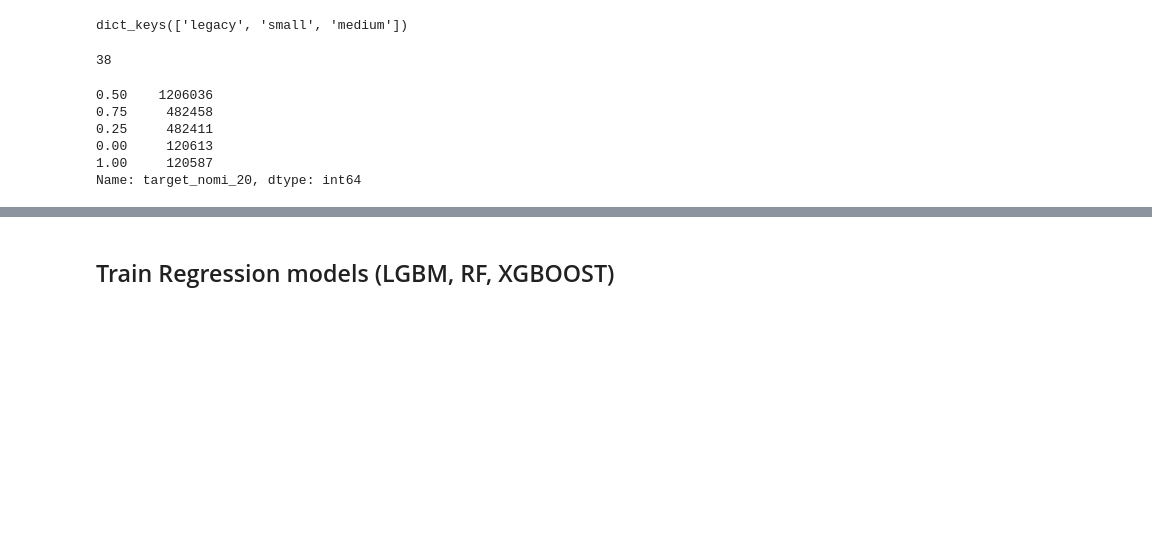
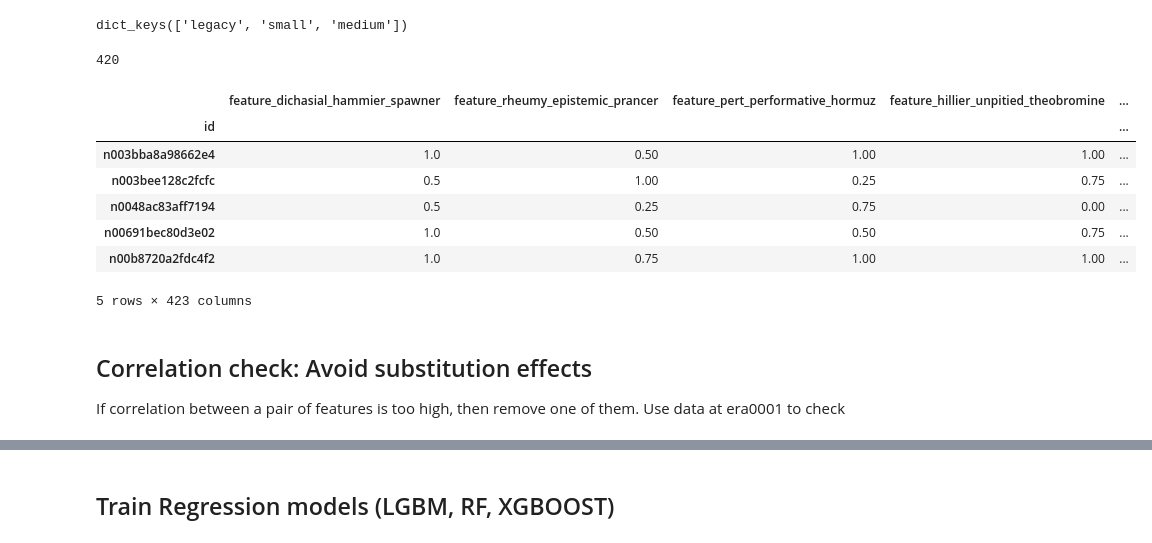
Before and after one commit to kcwanglucky/numerai, a Jupyter notebook: train.ipynb, the cells around one changed output, grey strips where cells are left out. Drawn from its saved outputs; the diff is of its cells as text; code cells hidden in the pictures; blank space fills up the shorter version.

```diff
--- a/train.ipynb
+++ b/train.ipynb
@@ -71,7 +79,7 @@ model_configs = {
 }
 # %%
 training_configs = {
-    "FEATURE_SET": "small",
+    "FEATURE_SET": "medium",
     "MODEL_CONFIG": "LGBM_cfg1",
 }
 # %%
@@ -98,17 +102,8 @@ dict_keys(['legacy', 'small', 'medium'])
 # %%
 len(features)
 # %% [output]
-38
+420
 # %%
 # read in just those features along with era and target columns
 read_columns = features + [ERA_COL, DATA_TYPE_COL, TARGET_COL]
 training_data = pd.read_parquet('data/numerai_training_data.parquet', columns=read_columns)
-# %%
-training_data["target_nomi_20"].value_counts()
-# %% [output]
-0.50    1206036
-0.75     482458
-0.25     482411
-0.00     120613
-1.00     120587
-Name: target_nomi_20, dtype: int64
@@ -116,0 +110,14 @@ model_config = training_configs["MODEL_CONFIG"]
+# %%
+training_data.head()
+# %% [output]
+|  | feature_dichasial_hammier_spawner | feature_rheumy_epistemic_prancer | feature_pert_performative_hormuz | feature_hillier_unpitied_theobromine | ... |
+| id |  |  |  |  | ... |
+| n003bba8a98662e4 | 1.0 | 0.50 | 1.00 | 1.00 | ... |
+| n003bee128c2fcfc | 0.5 | 1.00 | 0.25 | 0.75 | ... |
+| n0048ac83aff7194 | 0.5 | 0.25 | 0.75 | 0.00 | ... |
+| n00691bec80d3e02 | 1.0 | 0.50 | 0.50 | 0.75 | ... |
+| n00b8720a2fdc4f2 | 1.0 | 0.75 | 1.00 | 1.00 | ... |
+5 rows × 423 columns
+# %% [markdown]
+## Correlation check: Avoid substitution effects
+If correlation between a pair of features is too high, then remove one of them. Use data at era0001 to check
```
Also changed, not shown: parts of 39 cells of this notebook.
